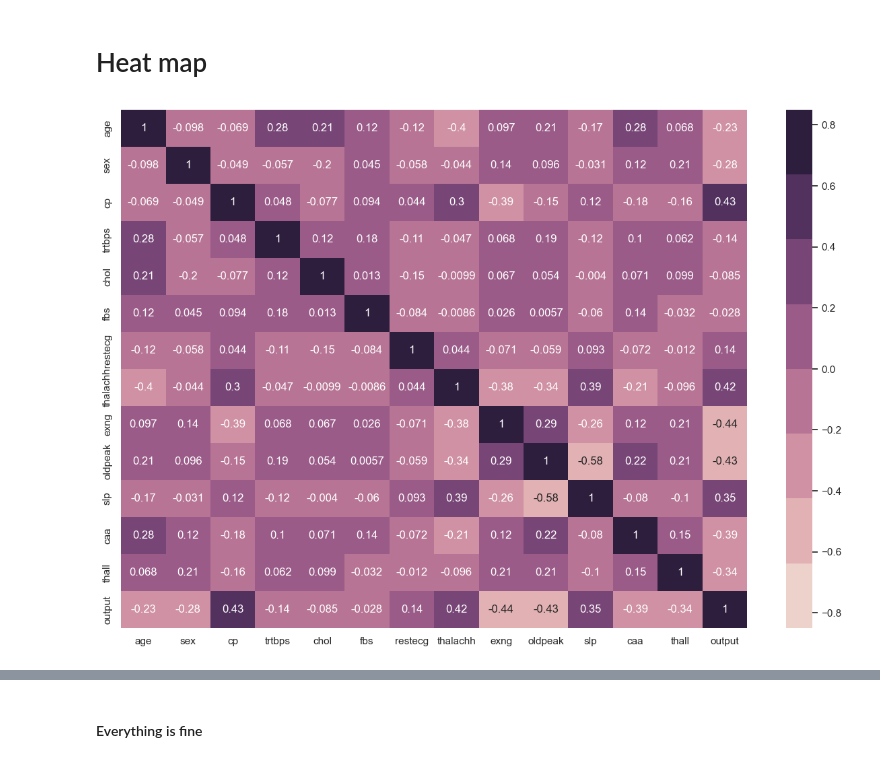
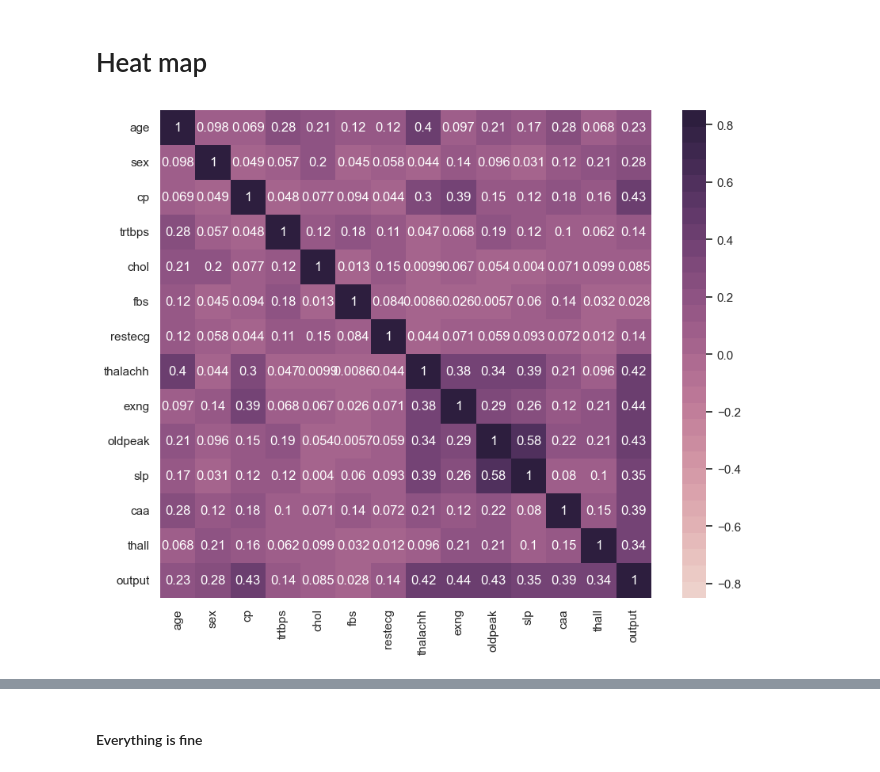
Before and after one commit to balajiabcd/Heart-Attact-Prediction, a Jupyter notebook: heart-attack-analysis.ipynb, the cells around one changed output, grey strips where cells are left out. Cells and saved outputs as stored; diff of their text form; code cells hidden in the pictures.

```diff
--- a/heart-attack-analysis.ipynb
+++ b/heart-attack-analysis.ipynb
@@ -179,9 +144,9 @@ X_test = X_test.drop(ll, axis = 1)
 # %% [markdown]
 # Heat map
 # %%
-plt.figure(figsize = (15,10))
-sns.heatmap(data.corr(), cmap = sns.cubehelix_palette(8), annot = True, vmin=-0.85, vmax=0.85)
+plt.figure(figsize = (10,8))
+sns.heatmap(data.corr().abs(), cmap = sns.cubehelix_palette(30), annot = True, vmin=-0.85, vmax=0.85)
 plt.savefig('images/before.png')
 # %% [output]
-[figure, old version]
+[figure, new version]
 # %%
```
Also changed, not shown: parts of 41 cells of this notebook.
